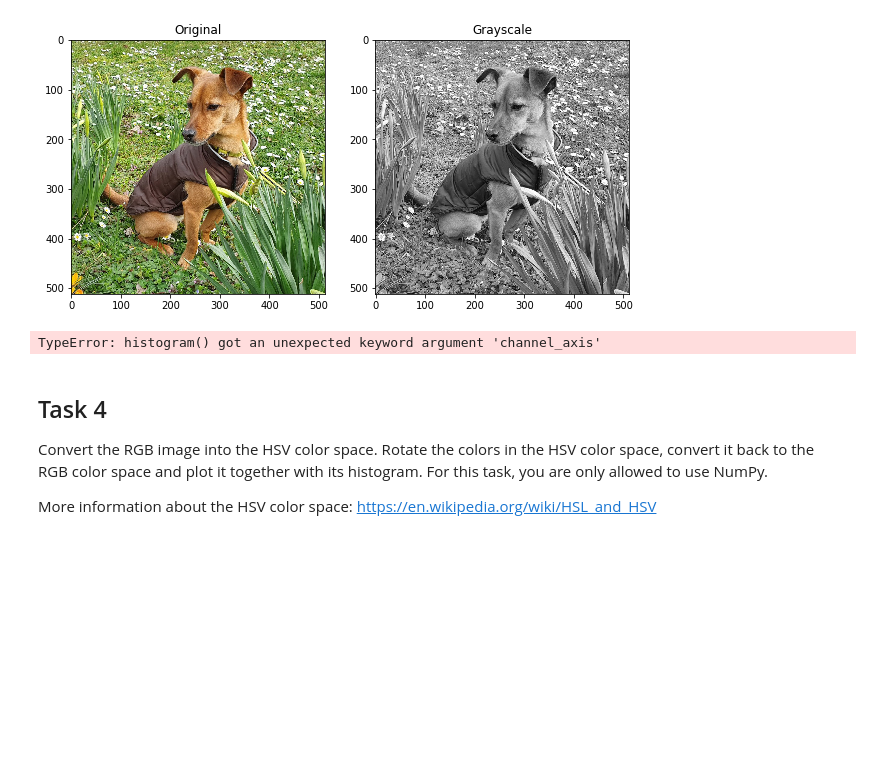
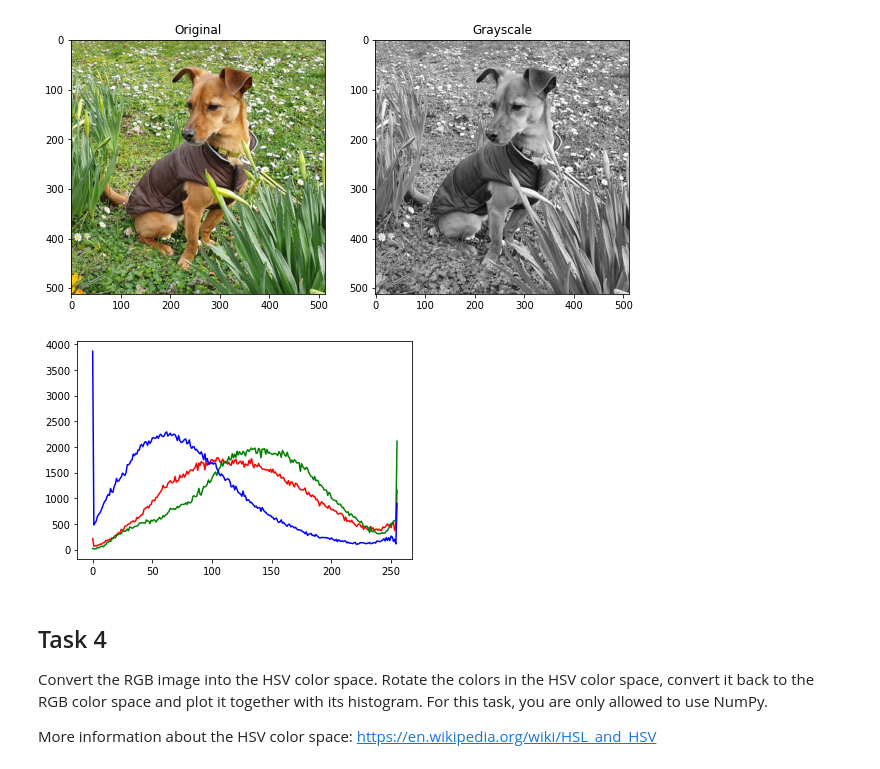
Before and after one commit to mrokuss/3dcv-students, a Jupyter notebook: 1.0-tl-scientific-python.ipynb, the cells around one changed output. Drawn from its saved outputs; the diff is of its cells as text; code cells hidden in the pictures; blank space fills up the shorter version.

```diff
--- a/1.0-tl-scientific-python.ipynb
+++ b/1.0-tl-scientific-python.ipynb
@@ -135,27 +145,27 @@ plt.show()
 # %%
 def plot_color_histogram(image):
     '''
     Plot the histogram of each color channel into a single plot.
     Take a look at the scikit-image submodule skimage.exposure
 
     image -- RGB image
     '''
     # TODO: implement this function
 
     R = image[:,:,0]
     G = image[:,:,1]
     B = image[:,:,2]
 
-    hist, hist_centers = skimage.exposure.histogram(R, channel_axis = 0)
+    hist, hist_centers = skimage.exposure.histogram(R)
     plt.plot(hist_centers, hist, color="red")
     hist, hist_centers = skimage.exposure.histogram(G)
     plt.plot(hist_centers, hist, color="green")
     hist, hist_centers = skimage.exposure.histogram(B)
     plt.plot(hist_centers, hist, color="blue")
 
 plot_color_histogram(image)
 # %% [output]
-TypeError: histogram() got an unexpected keyword argument 'channel_axis'
+[figure, added]
 # %% [markdown]
 ## Task 4
 
```
Also changed, not shown: parts of 1 cell of this notebook, 1 other file.
